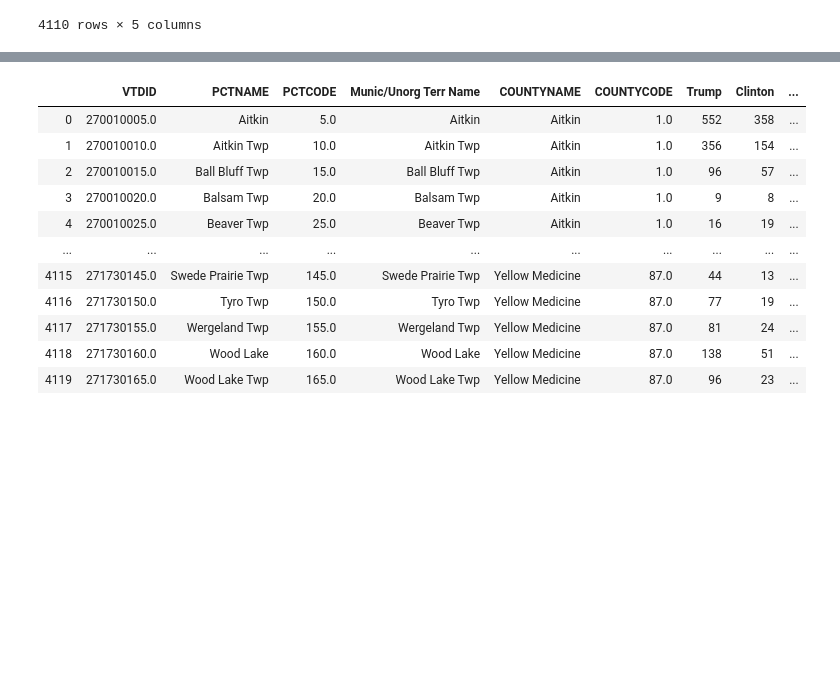
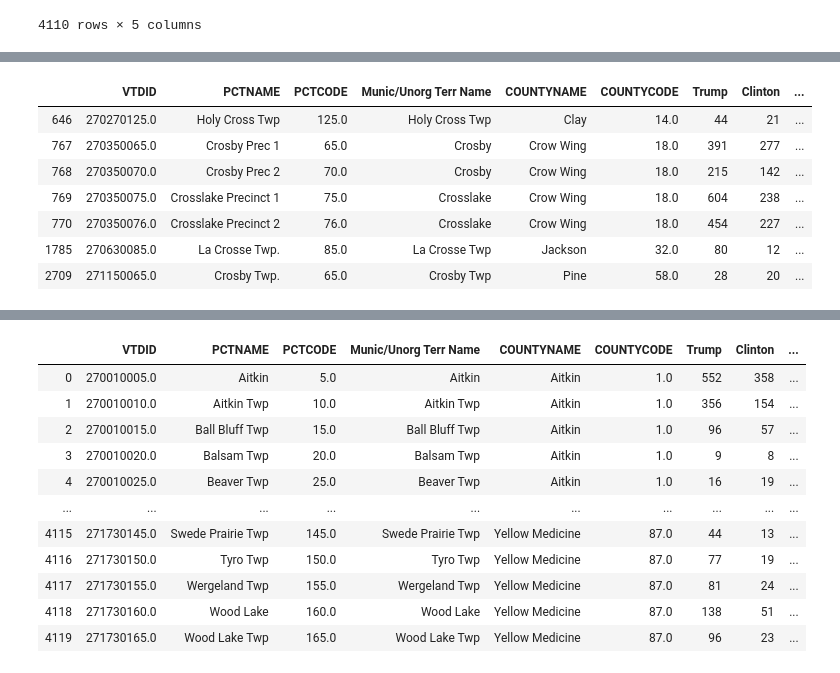
Before and after one commit to VallieTracy/Pres-Election-Partisan-Breakdown, a Jupyter notebook: precinctsVallie.ipynb, the cells around one changed output, grey strips where cells are left out. Cells and saved outputs as stored; diff of their text form; code cells hidden in the pictures; blank space fills up the shorter version.

```diff
--- a/precinctsVallie.ipynb
+++ b/precinctsVallie.ipynb
@@ -56,3 +69,14 @@ prec_shp
+# %%
+prec_df[prec_df['PCTNAME'].str.contains('Cros')]
+# %% [output]
+|  | VTDID | PCTNAME | PCTCODE | Munic/Unorg Terr Name | COUNTYNAME | COUNTYCODE | Trump | Clinton | ... |
+| 646 | 270270125.0 | Holy Cross Twp | 125.0 | Holy Cross Twp | Clay | 14.0 | 44 | 21 | ... |
+| 767 | 270350065.0 | Crosby Prec 1 | 65.0 | Crosby | Crow Wing | 18.0 | 391 | 277 | ... |
+| 768 | 270350070.0 | Crosby Prec 2 | 70.0 | Crosby | Crow Wing | 18.0 | 215 | 142 | ... |
+| 769 | 270350075.0 | Crosslake Precinct 1 | 75.0 | Crosslake | Crow Wing | 18.0 | 604 | 238 | ... |
+| 770 | 270350076.0 | Crosslake Precinct 2 | 76.0 | Crosslake | Crow Wing | 18.0 | 454 | 227 | ... |
+| 1785 | 270630085.0 | La Crosse Twp. | 85.0 | La Crosse Twp | Jackson | 32.0 | 80 | 12 | ... |
+| 2709 | 271150065.0 | Crosby Twp. | 65.0 | Crosby Twp | Pine | 58.0 | 28 | 20 | ... |
 # %%
 # New csv file that has the correct precinct names that align with the geopandas shape files
 # Set file path
```
Also changed, not shown: parts of 16 cells of this notebook.
